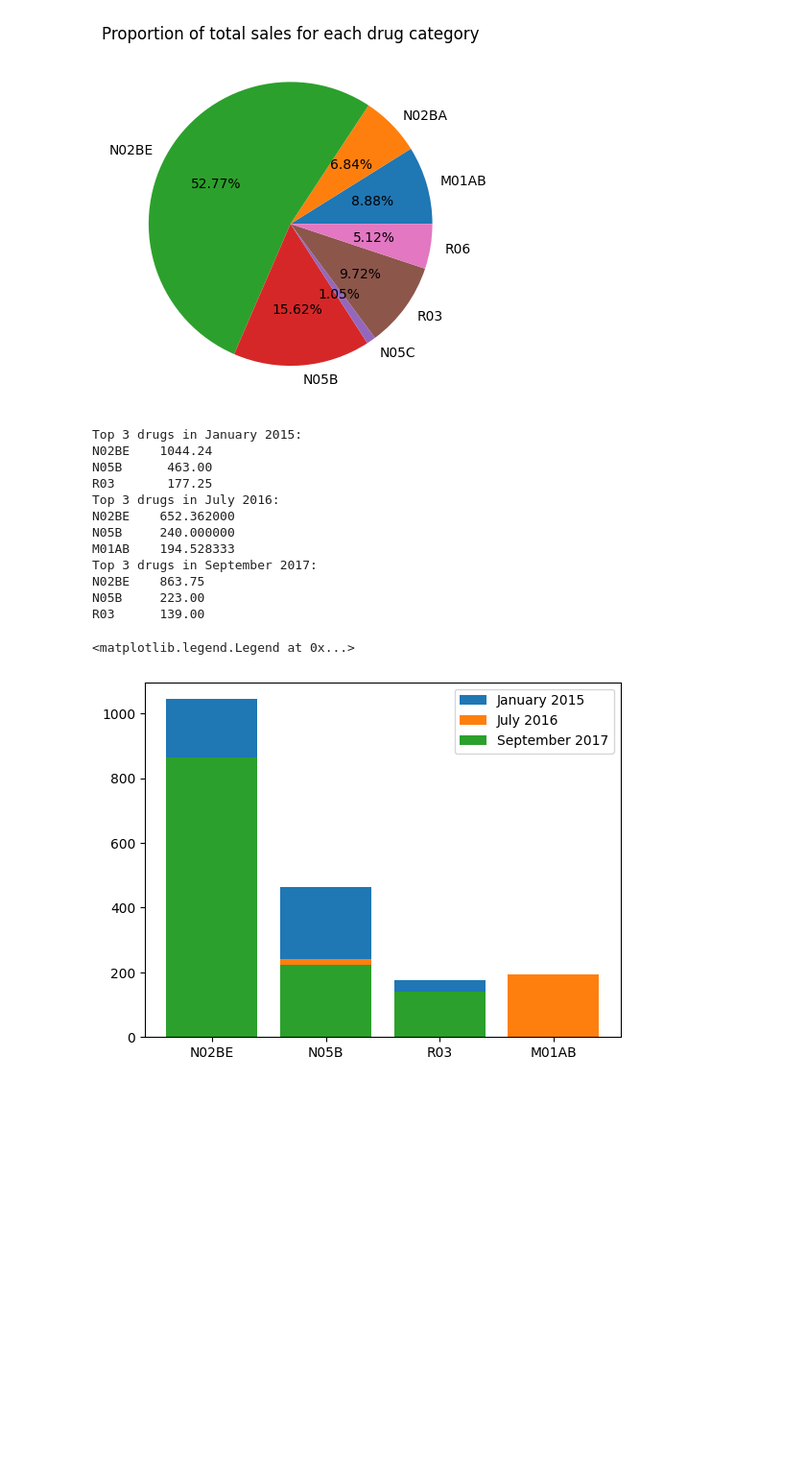
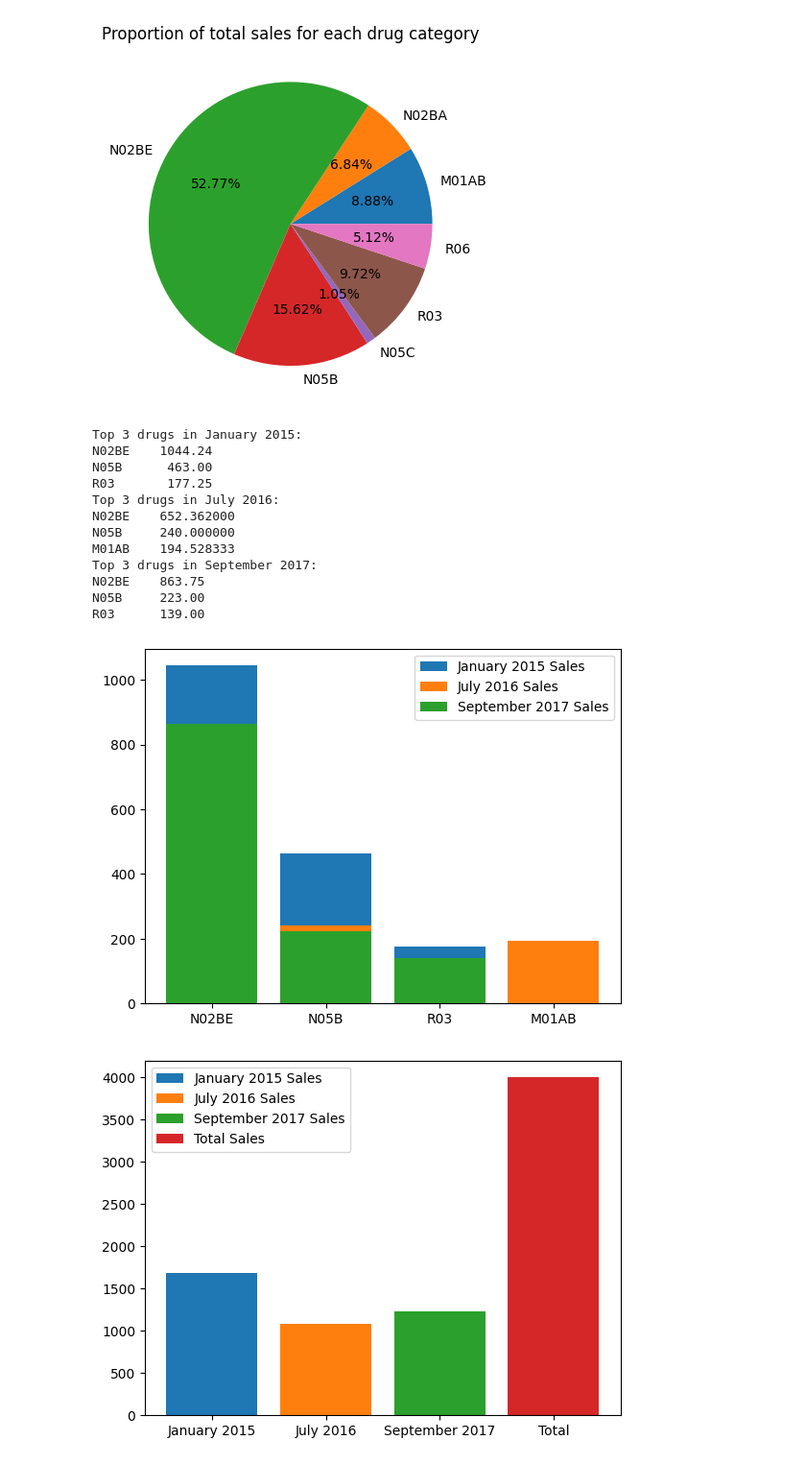
Before and after one commit to jymewill24/Analyzing-Pharma-Sales-Data, a Jupyter notebook: main.ipynb, the cells around one changed output. Shown at 96% size. Drawn from its saved outputs; the diff is of its cells as text; code cells hidden in the pictures; blank space fills up the shorter version.

```diff
--- a/main.ipynb
+++ b/main.ipynb
@@ -39,35 +39,47 @@ Total sales of all drugs: 119390.885041651
 # Convert the 'datum' column to datetime objects for easier filtering
 dataset["datum"] = pandas.to_datetime(dataset["datum"])
 
 # use elementwise '&' and parentheses to build boolean masks
 jan_mask = (dataset["datum"].dt.month == 1) & (dataset["datum"].dt.year == 2015)
 jul_mask = (dataset["datum"].dt.month == 7) & (dataset["datum"].dt.year == 2016)
 sep_mask = (dataset["datum"].dt.month == 9) & (dataset["datum"].dt.year == 2017)
 
 top_jan_drug = dataset.loc[jan_mask, categories].sum().sort_values(ascending=False).head(3)
 top_jul_drug = dataset.loc[jul_mask, categories].sum().sort_values(ascending=False).head(3)
 top_sep_drug = dataset.loc[sep_mask, categories].sum().sort_values(ascending=False).head(3)
 
 print(f"Top 3 drugs in January 2015: \n{top_jan_drug.to_string()}")
 print(f"Top 3 drugs in July 2016: \n{top_jul_drug.to_string()}")
 print(f"Top 3 drugs in September 2017: \n{top_sep_drug.to_string()}")
 
-plt.bar(top_jan_drug.index, top_jan_drug.values, label="January 2015")
-plt.bar(top_jul_drug.index, top_jul_drug.values, label="July 2016")
-plt.bar(top_sep_drug.index, top_sep_drug.values, label="September 2017")
+plt.bar(top_jan_drug.index, top_jan_drug.values, label="January 2015 Sales")
+plt.bar(top_jul_drug.index, top_jul_drug.values, label="July 2016 Sales")
+plt.bar(top_sep_drug.index, top_sep_drug.values, label="September 2017 Sales")
 plt.legend()
+plt.show()
+
+total_jan_sales = top_jan_drug.sum()
+total_jul_sales = top_jul_drug.sum()
+total_sep_sales = top_sep_drug.sum()
+
+plt.bar("January 2015", total_jan_sales, label="January 2015 Sales")
+plt.bar("July 2016", total_jul_sales, label="July 2016 Sales")
+plt.bar("September 2017", total_sep_sales, label="September 2017 Sales")
+plt.bar("Total", total_jan_sales + total_jul_sales + total_sep_sales, label="Total Sales")
+plt.legend()
+plt.show()
 # %% [output]
 Top 3 drugs in January 2015:
 N02BE    1044.24
 N05B      463.00
 R03       177.25
 Top 3 drugs in July 2016:
 N02BE    652.362000
 N05B     240.000000
 M01AB    194.528333
 Top 3 drugs in September 2017:
 N02BE    863.75
 N05B     223.00
 R03      139.00
-<matplotlib.legend.Legend at 0x...>
-[figure, old version]
+[figure, new version]
+[figure, added]
```
